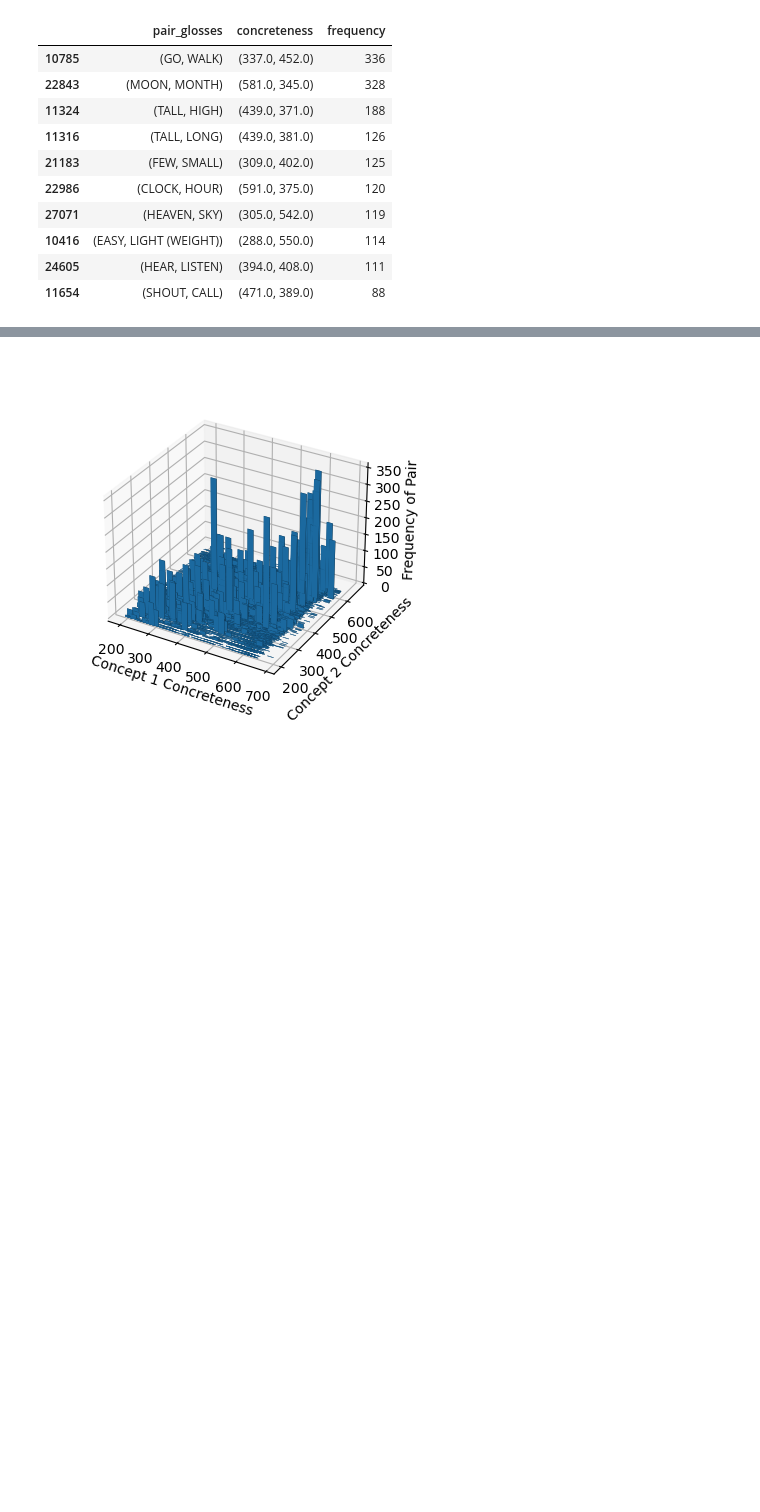
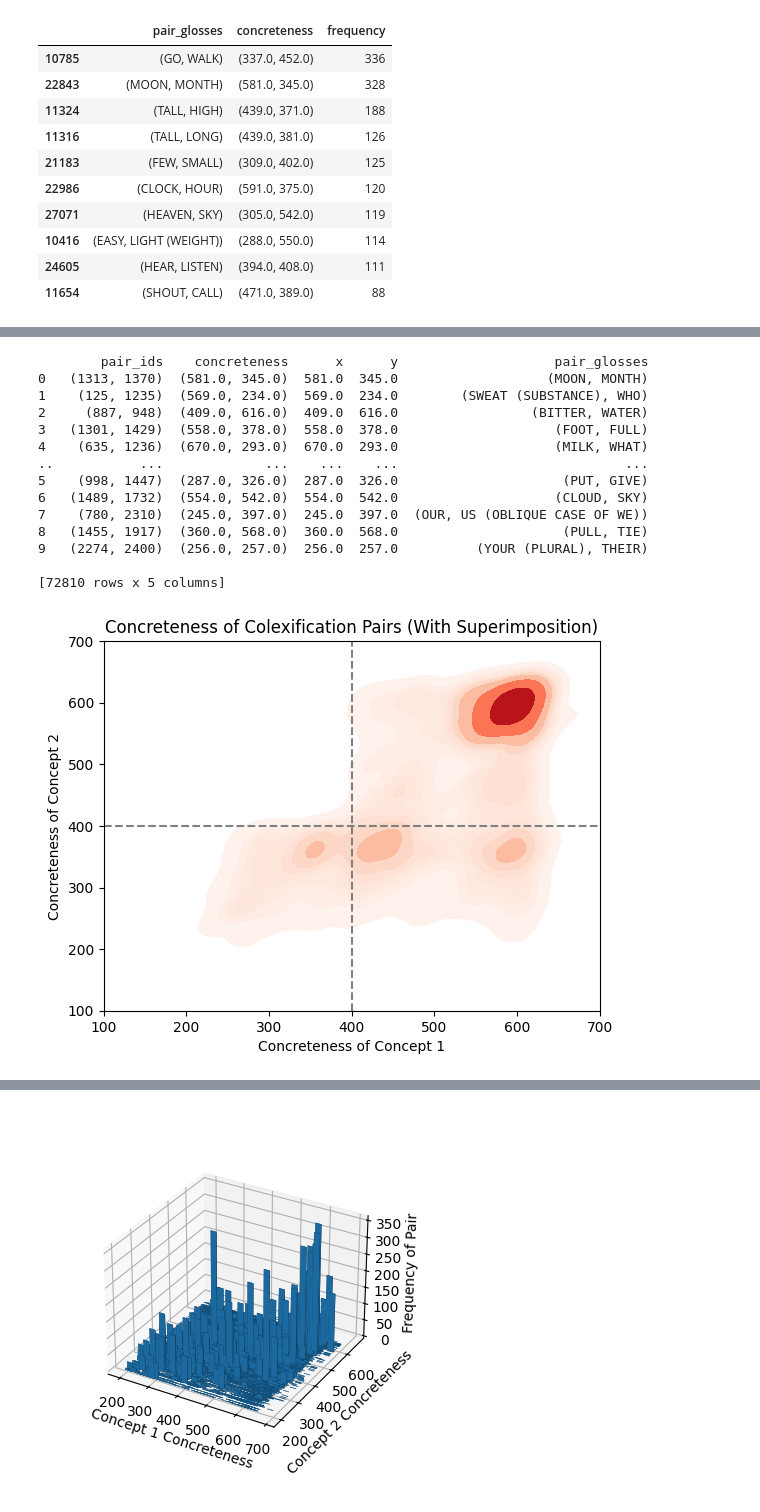
Before and after one commit to akunnamegwa/COG260Project, a Jupyter notebook: colex_demo_notebook.ipynb, the cells around one changed output, grey strips where cells are left out. Cells and saved outputs as stored; diff of their text form; code cells hidden in the pictures; blank space fills up the shorter version.

Commit message:
committing to pull

```diff
--- a/colex_demo_notebook.ipynb
+++ b/colex_demo_notebook.ipynb
@@ -321,0 +324,52 @@ plt.show()
+# %%
+print(mega_no_freq)
+invertAbsConc = []
+invertedX = []
+invertedY =[]
+for i in range(len(mega_no_freq["x"])):
+    # I want to translate all ABSTRACT-CONCRETE pairs to CONCRETE-ABSTRACT
+    concept1 = mega_no_freq["x"].iloc[i]
+    concept2 = mega_no_freq["y"].iloc[i]
+
+    if concept1 <= 400 and concept2 > 400:
+        newPair = concept2, concept1
+        invertAbsConc.append(newPair)
+        invertedX.append(concept2)
+        invertedY.append(concept1)
+    else:
+        invertAbsConc.append((concept1, concept2))
+        invertedX.append(concept1)
+        invertedY.append(concept2)
+# Creating a new DataFrame
+data = {'invertedAbsConc': invertAbsConc,
+        'invertedX': invertedX,
+        'invertedY': invertedY}
+
+invertACtoCA = pd.DataFrame(data)
+sns.kdeplot(data = invertACtoCA, x="invertedX", y="invertedY", cmap="Reds", fill=True)
+plt.xlim(100, 700)
+plt.ylim(100, 700)
+plt.xlabel('Concreteness of Concept 1')
+plt.ylabel('Concreteness of Concept 2')
+plt.title('Concreteness of Colexification Pairs (With Superimposition)')
+plt.axvline(x=400, ls="--", c="gray")
+plt.axhline(y=400, ls="--", c="gray")
+plt.savefig('Concreteness of Freq Colexification Pairs (With Superimposition)')
+
+plt.show()
+# %% [output]
+        pair_ids    concreteness      x      y                    pair_glosses
+0   (1313, 1370)  (581.0, 345.0)  581.0  345.0                   (MOON, MONTH)
+1    (125, 1235)  (569.0, 234.0)  569.0  234.0        (SWEAT (SUBSTANCE), WHO)
+2     (887, 948)  (409.0, 616.0)  409.0  616.0                 (BITTER, WATER)
+3   (1301, 1429)  (558.0, 378.0)  558.0  378.0                    (FOOT, FULL)
+4    (635, 1236)  (670.0, 293.0)  670.0  293.0                    (MILK, WHAT)
+..           ...             ...    ...    ...                             ...
+5    (998, 1447)  (287.0, 326.0)  287.0  326.0                     (PUT, GIVE)
+6   (1489, 1732)  (554.0, 542.0)  554.0  542.0                    (CLOUD, SKY)
+7    (780, 2310)  (245.0, 397.0)  245.0  397.0  (OUR, US (OBLIQUE CASE OF WE))
+8   (1455, 1917)  (360.0, 568.0)  360.0  568.0                     (PULL, TIE)
+9   (2274, 2400)  (256.0, 257.0)  256.0  257.0          (YOUR (PLURAL), THEIR)
+
+[72810 rows x 5 columns]
+[figure, added]
```
Also changed, not shown: parts of 12 cells of this notebook.
